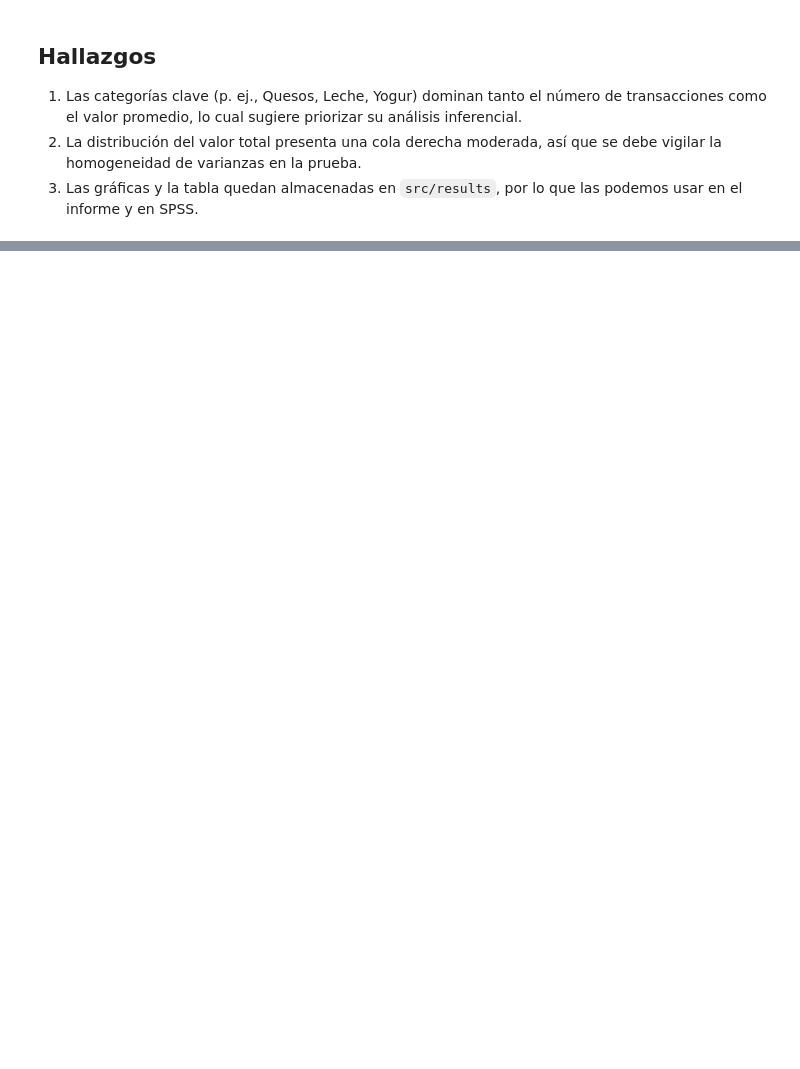
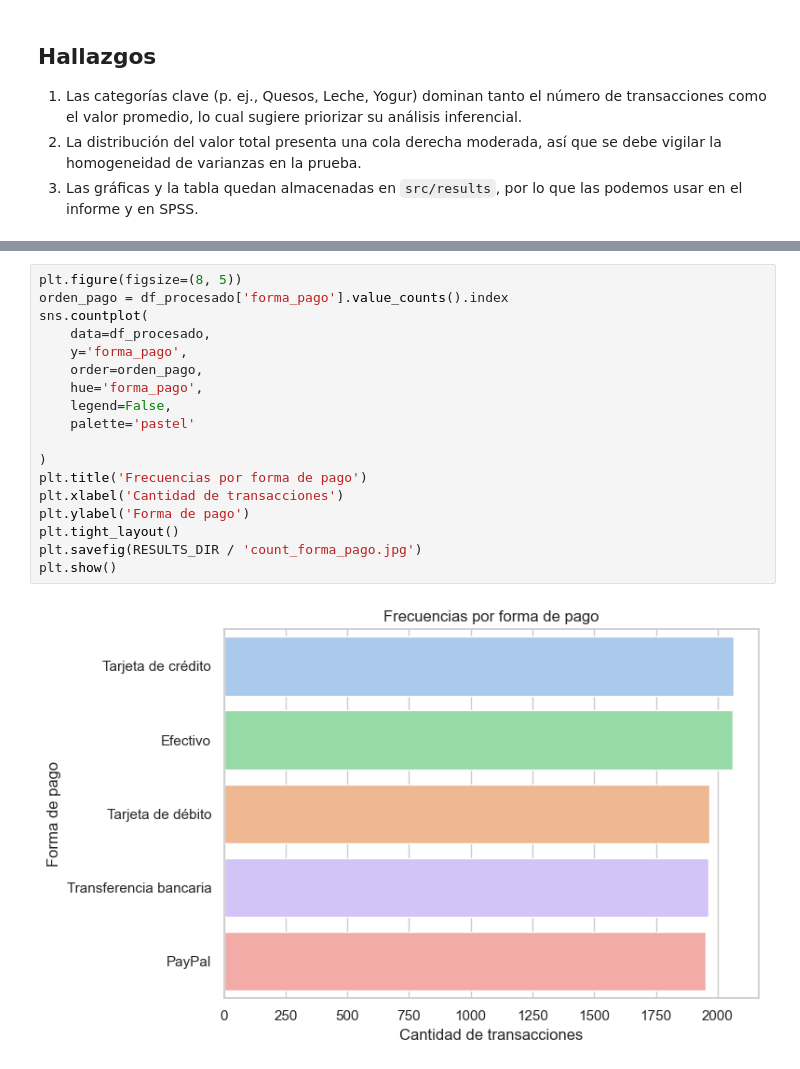
Before and after one commit to AlisterVento/TAN-PC02, a Jupyter notebook: EDA.ipynb, the cells around one changed output, grey strips where cells are left out. Drawn from its saved outputs; the diff is of its cells as text; blank space fills up the shorter version.

```diff
--- a/EDA.ipynb
+++ b/EDA.ipynb
@@ -103,0 +220,20 @@ plt.show()
+# %%
+plt.figure(figsize=(8, 5))
+orden_pago = df_procesado['forma_pago'].value_counts().index
+sns.countplot(
+    data=df_procesado,
+    y='forma_pago',
+    order=orden_pago,
+    hue='forma_pago',
+    legend=False,
+    palette='pastel'
+
+)
+plt.title('Frecuencias por forma de pago')
+plt.xlabel('Cantidad de transacciones')
+plt.ylabel('Forma de pago')
+plt.tight_layout()
+plt.savefig(RESULTS_DIR / 'count_forma_pago.jpg')
+plt.show()
+# %% [output]
+[figure, added]
```
Also changed, not shown: parts of 9 cells of this notebook, 10 other files.
